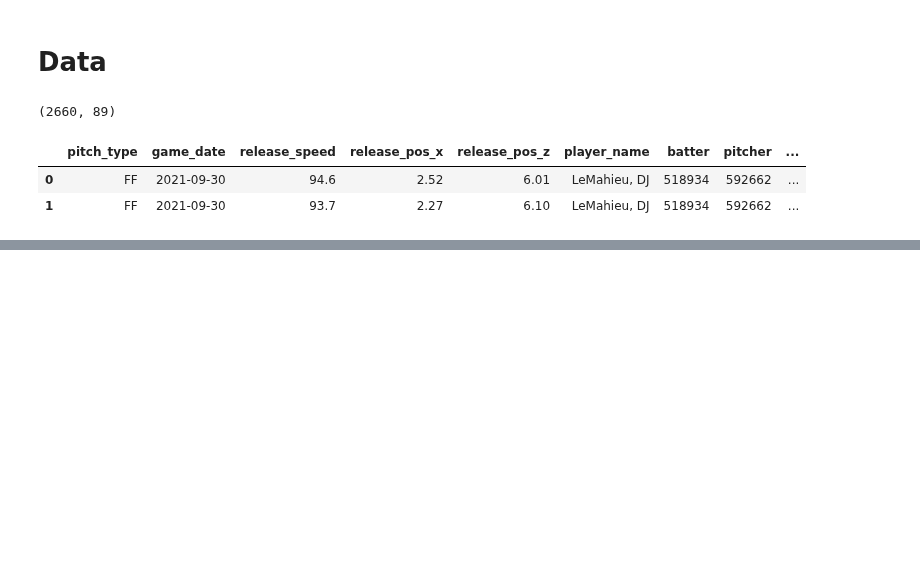
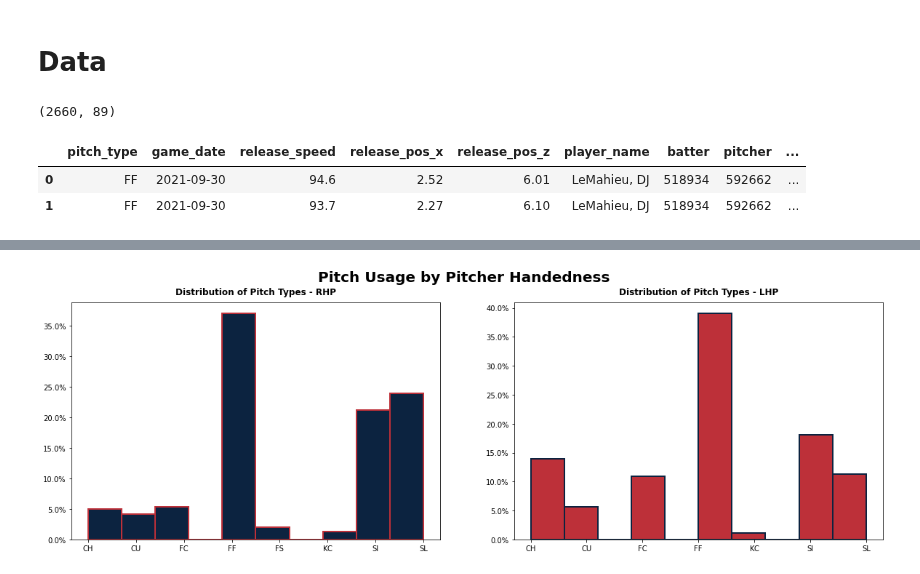
Before and after one commit to anthonyzurke/player-analysis, a Jupyter notebook: hitters/lemahieu-scoutingreport.ipynb, the cells around one changed output, grey strips where cells are left out. Drawn from its saved outputs; the diff is of its cells as text; code cells hidden in the pictures; blank space fills up the shorter version.

```diff
--- a/hitters/lemahieu-scoutingreport.ipynb
+++ b/hitters/lemahieu-scoutingreport.ipynb
@@ -28,0 +135,19 @@ lemahieu.head(2)
+# %%
+r_lemahieu.dropna(subset=['pitch_type'], inplace = True)
+# %%
+red = '#BD3039'
+blue = '#0C2340'
+fig, axs = plt.subplots(1, 2, figsize = (20, 6))
+fig.suptitle('Pitch Usage by Pitcher Handedness', fontsize = 20, fontweight = 'bold')
+
+dist_r = r_lemahieu.pitch_type.sort_values()
+axs[0].hist(dist_r, weights = np.ones(len(dist_r)) / len(dist_r), color = blue, edgecolor = red, linewidth = 2)
+axs[0].yaxis.set_major_formatter(PercentFormatter(1))
+axs[0].set_title('Distribution of Pitch Types - RHP', fontdict = font_title, pad = 15)
+
+dist_l = l_lemahieu.pitch_type.sort_values()
+axs[1].hist(dist_l, weights = np.ones(len(dist_l)) / len(dist_l), color = red, edgecolor = blue, linewidth = 2)
+axs[1].yaxis.set_major_formatter(PercentFormatter(1))
+axs[1].set_title('Distribution of Pitch Types - LHP', fontdict = font_title, pad = 15);
+# %% [output]
+[figure, added]
```
Also changed, not shown: parts of 10 cells of this notebook, 2 other files.
